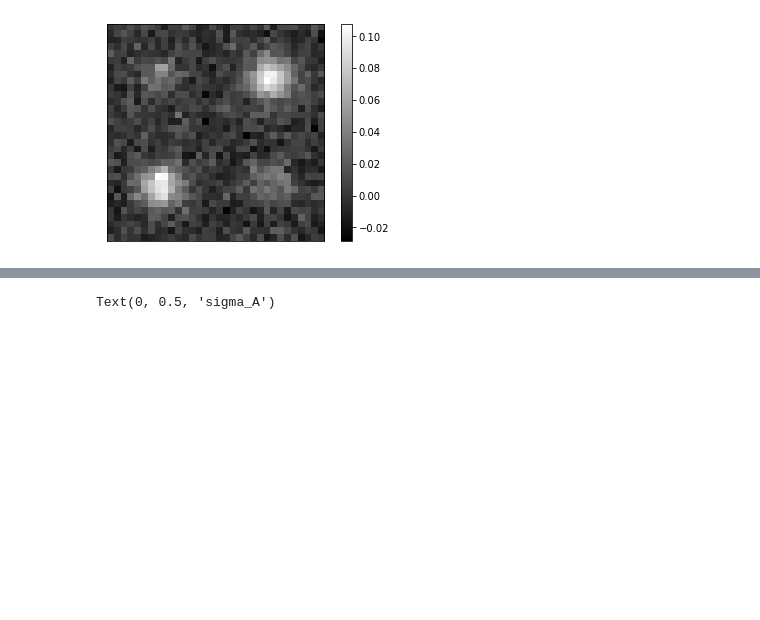
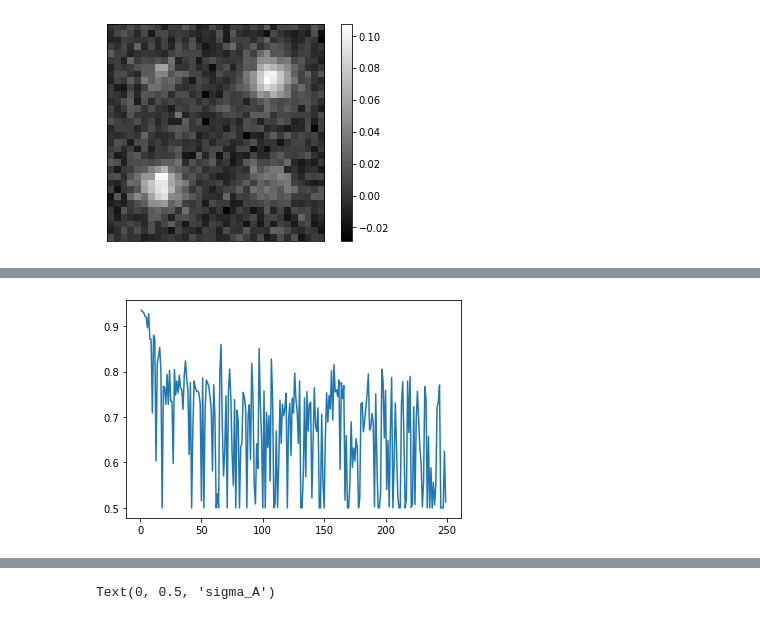
Before and after one commit to jensenhwa/NMA-GAN, a Jupyter notebook: nma_gan_vspace.ipynb, the cells around one changed output, grey strips where cells are left out. Drawn from its saved outputs; the diff is of its cells as text; code cells hidden in the pictures; blank space fills up the shorter version.

```diff
--- a/nma_gan_vspace.ipynb
+++ b/nma_gan_vspace.ipynb
@@ -151,3 +202,9 @@ best l: 228 - 157
+# %%
+plt.close()
+plt.plot(range(l, r), accs)
+plt.savefig("accuraciesbyl_stratified.png")
+# %% [output]
+[figure, added]
 # %%
 import torch
 features = ENC(data_train.x.view(-1, 1, 32, 32)).squeeze()
```
Also changed, not shown: parts of 5 cells of this notebook, 1 other file.
